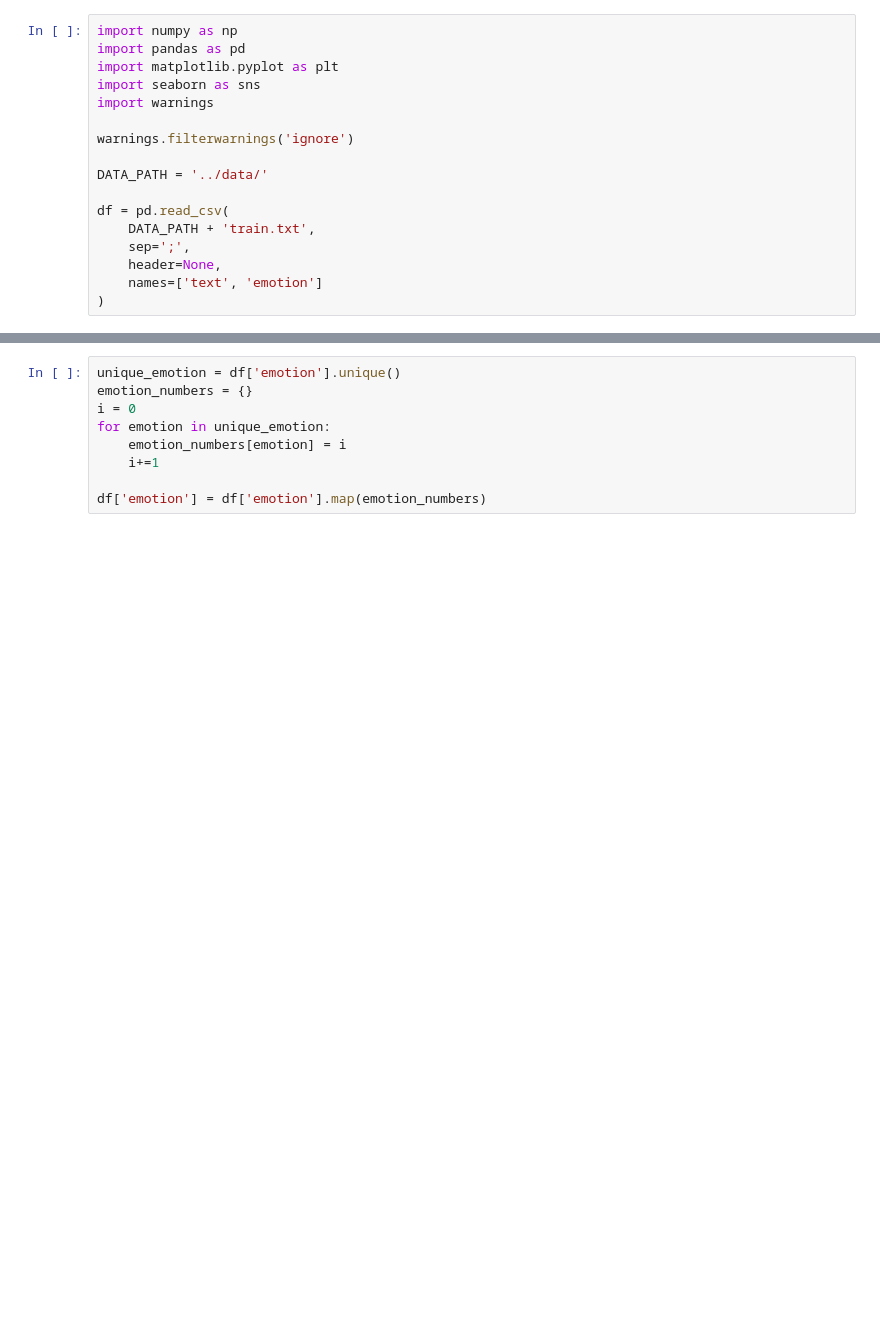
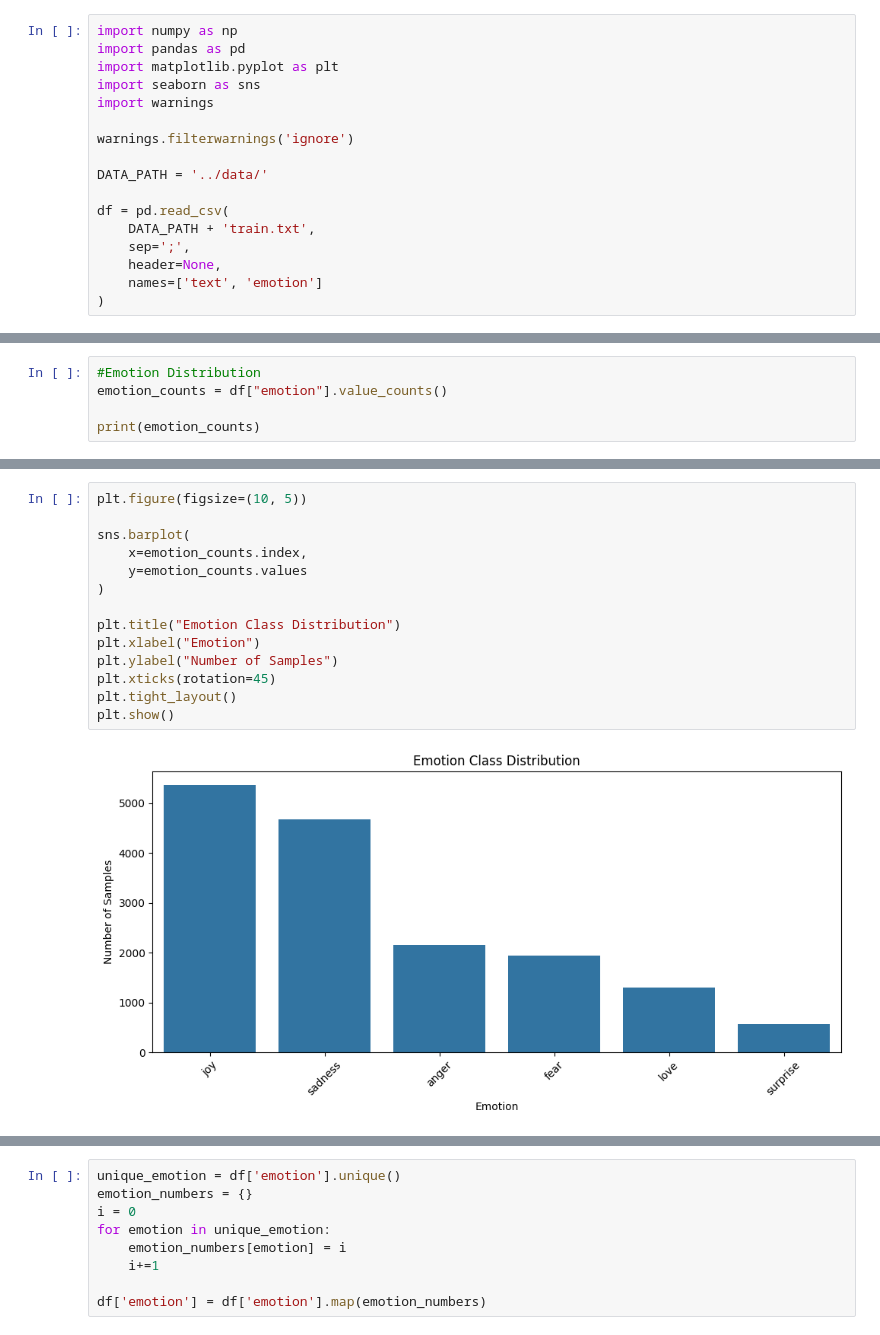
Before and after one commit to sagarsingh0001/Emotion-Detection-using-NLP, a Jupyter notebook: notebooks/emotion-detection-using-nlp.ipynb, the cells around one changed output, grey strips where cells are left out. Cells and saved outputs as stored; diff of their text form; blank space fills up the shorter version.

```diff
--- a/notebooks/emotion-detection-using-nlp.ipynb
+++ b/notebooks/emotion-detection-using-nlp.ipynb
@@ -41,0 +134,5 @@ array(['sadness', 'anger', 'love', 'surprise', 'fear', 'joy'],
+# %%
+#Emotion Distribution
+emotion_counts = df["emotion"].value_counts()
+
+print(emotion_counts)
@@ -41,0 +148,16 @@ array(['sadness', 'anger', 'love', 'surprise', 'fear', 'joy'],
+# %%
+plt.figure(figsize=(10, 5))
+
+sns.barplot(
+    x=emotion_counts.index,
+    y=emotion_counts.values
+)
+
+plt.title("Emotion Class Distribution")
+plt.xlabel("Emotion")
+plt.ylabel("Number of Samples")
+plt.xticks(rotation=45)
+plt.tight_layout()
+plt.show()
+# %% [output]
+[figure, added]
```
Also changed, not shown: parts of 22 cells of this notebook.
